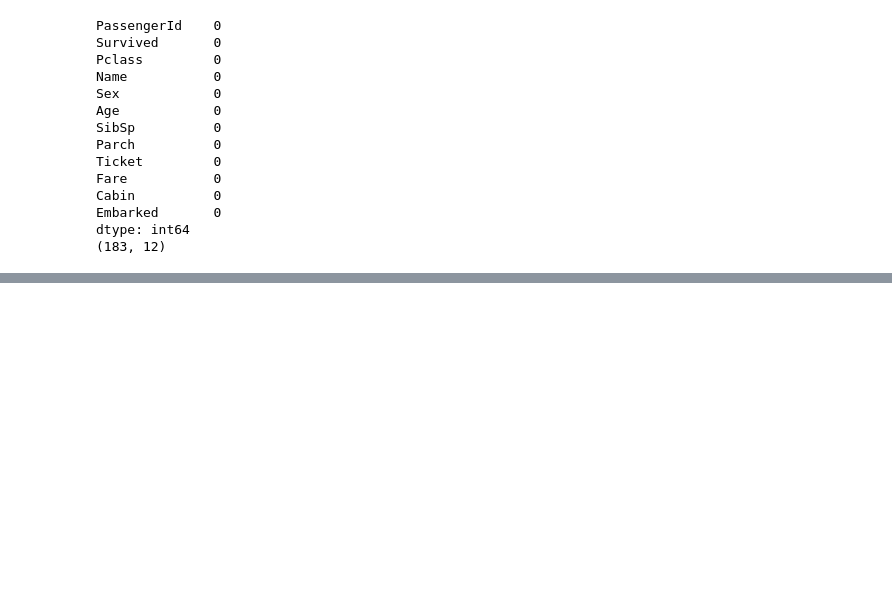
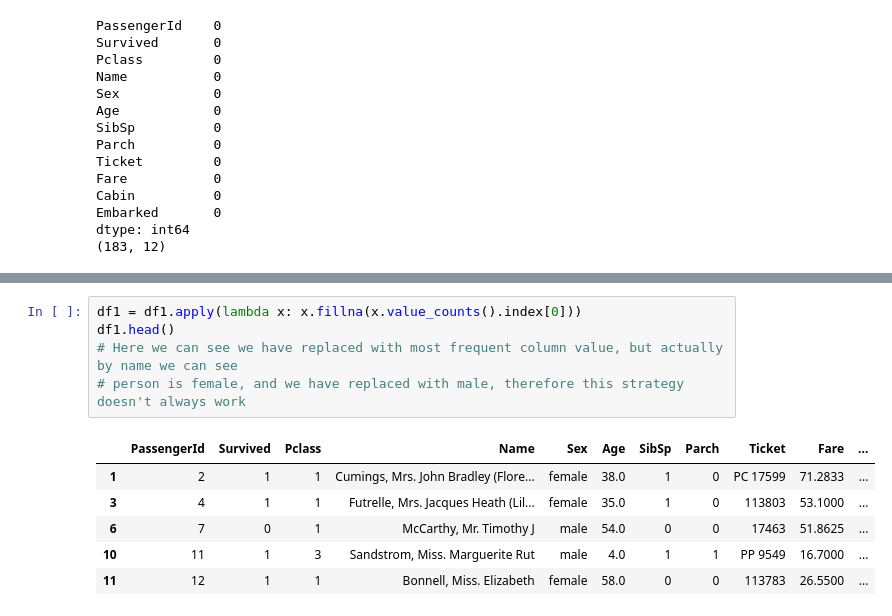
Before and after one commit to iamSShan/machine_learning_algorithms, a Jupyter notebook: extra/feature_engineering/HandleMissingValues.ipynb, the cells around one changed output, grey strips where cells are left out. Drawn from its saved outputs; the diff is of its cells as text; blank space fills up the shorter version.

```diff
--- a/extra/feature_engineering/HandleMissingValues.ipynb
+++ b/extra/feature_engineering/HandleMissingValues.ipynb
@@ -84,0 +96,12 @@ dtype: int64
+# %%
+df1 = df1.apply(lambda x: x.fillna(x.value_counts().index[0]))
+df1.head()
+# Here we can see we have replaced with most frequent column value, but actually by name we can see
+# person is female, and we have replaced with male, therefore this strategy doesn't always work
+# %% [output]
+|  | PassengerId | Survived | Pclass | Name | Sex | Age | SibSp | Parch | Ticket | Fare | ... |
+| 1 | 2 | 1 | 1 | Cumings, Mrs. John Bradley (Flore... | female | 38.0 | 1 | 0 | PC 17599 | 71.2833 | ... |
+| 3 | 4 | 1 | 1 | Futrelle, Mrs. Jacques Heath (Lil... | female | 35.0 | 1 | 0 | 113803 | 53.1000 | ... |
+| 6 | 7 | 0 | 1 | McCarthy, Mr. Timothy J | male | 54.0 | 0 | 0 | 17463 | 51.8625 | ... |
+| 10 | 11 | 1 | 3 | Sandstrom, Miss. Marguerite Rut | male | 4.0 | 1 | 1 | PP 9549 | 16.7000 | ... |
+| 11 | 12 | 1 | 1 | Bonnell, Miss. Elizabeth | female | 58.0 | 0 | 0 | 113783 | 26.5500 | ... |
```
Also changed, not shown: parts of 9 cells of this notebook.
